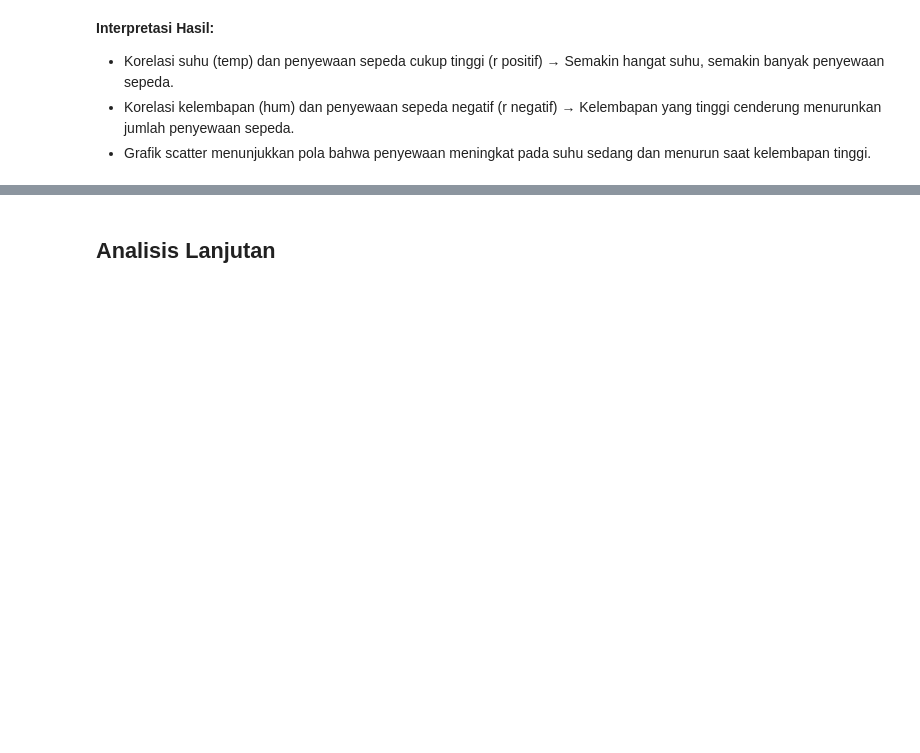
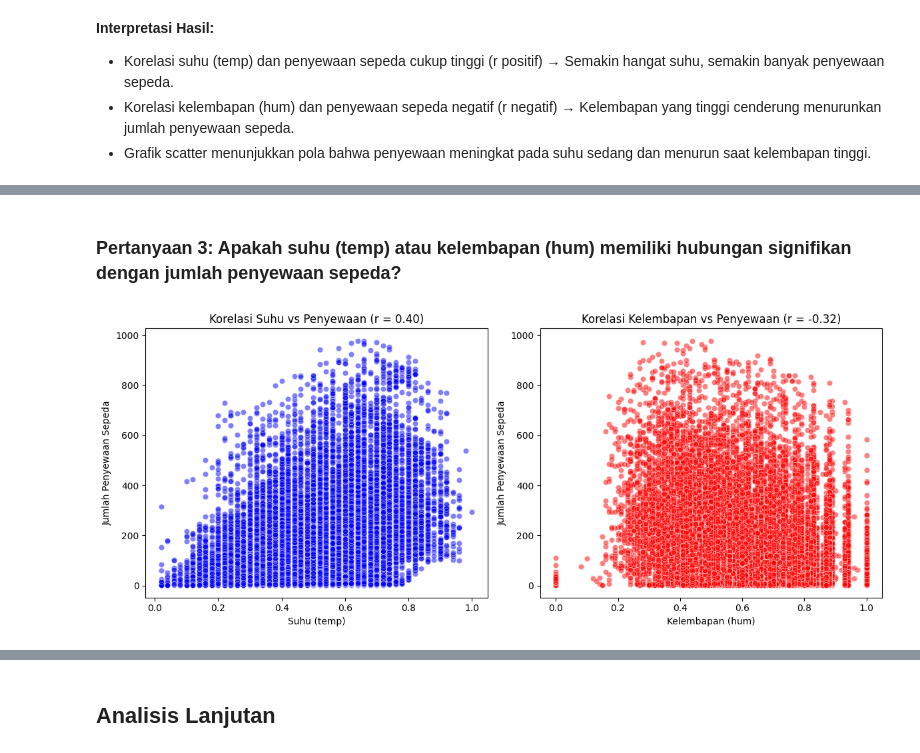
Before and after one commit to Kalenyyy/Bike_Sharing_Analisis, a Jupyter notebook: notebook.ipynb, the cells around one changed output, grey strips where cells are left out. Cells and saved outputs as stored; diff of their text form; code cells hidden in the pictures; blank space fills up the shorter version.

```diff
--- a/notebook.ipynb
+++ b/notebook.ipynb
@@ -531,0 +585,23 @@ plt.show()
+# %% [markdown]
+### Pertanyaan 3: Apakah suhu (temp) atau kelembapan (hum) memiliki hubungan signifikan dengan jumlah penyewaan sepeda?
+# %%
+# Visualisasi hubungan suhu vs penyewaan
+plt.figure(figsize=(12, 5))
+
+plt.subplot(1, 2, 1)
+sns.scatterplot(x=merged_df['temp'], y=merged_df['cnt_hour'], alpha=0.5, color='blue')
+plt.xlabel('Suhu (temp)')
+plt.ylabel('Jumlah Penyewaan Sepeda')
+plt.title(f'Korelasi Suhu vs Penyewaan (r = {corr_temp:.2f})')
+
+# Visualisasi hubungan kelembapan vs penyewaan
+plt.subplot(1, 2, 2)
+sns.scatterplot(x=merged_df['hum'], y=merged_df['cnt_hour'], alpha=0.5, color='red')
+plt.xlabel('Kelembapan (hum)')
+plt.ylabel('Jumlah Penyewaan Sepeda')
+plt.title(f'Korelasi Kelembapan vs Penyewaan (r = {corr_hum:.2f})')
+
+plt.tight_layout()
+plt.show()
+# %% [output]
+[figure, added]
```
Also changed, not shown: parts of 10 cells of this notebook, 2 other files.
